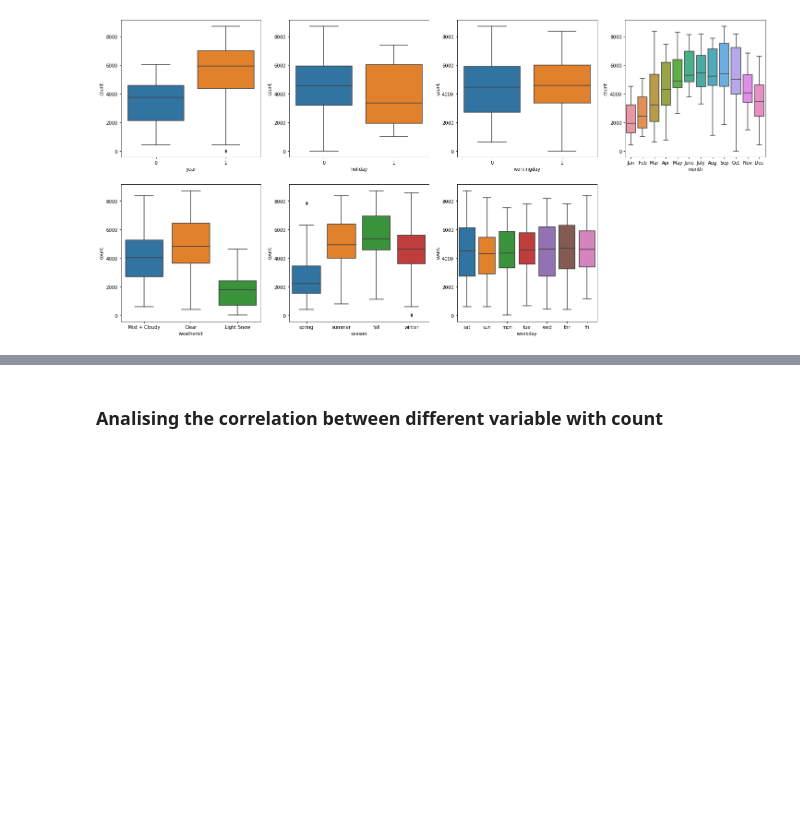
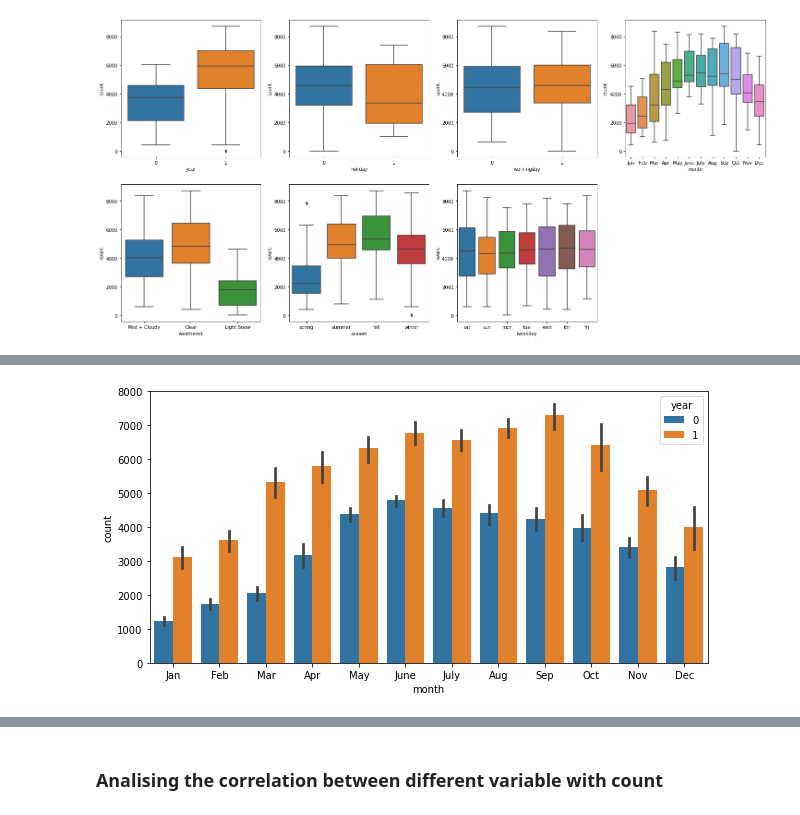
Before and after one commit to aniket003/BoomBikesAnalysis, a Jupyter notebook: BoomBikes.ipynb, the cells around one changed output, grey strips where cells are left out. Cells and saved outputs as stored; diff of their text form; code cells hidden in the pictures; blank space fills up the shorter version.

```diff
--- a/BoomBikes.ipynb
+++ b/BoomBikes.ipynb
@@ -184,0 +206,7 @@ plt.show()
+# %%
+#Relation between month and
+plt.figure(figsize=(10,5))
+sns.barplot('month','count',hue='year',data=df)
+plt.show()
+# %% [output]
+[figure, added]
```
Also changed, not shown: parts of 13 cells of this notebook, 1 other file.
